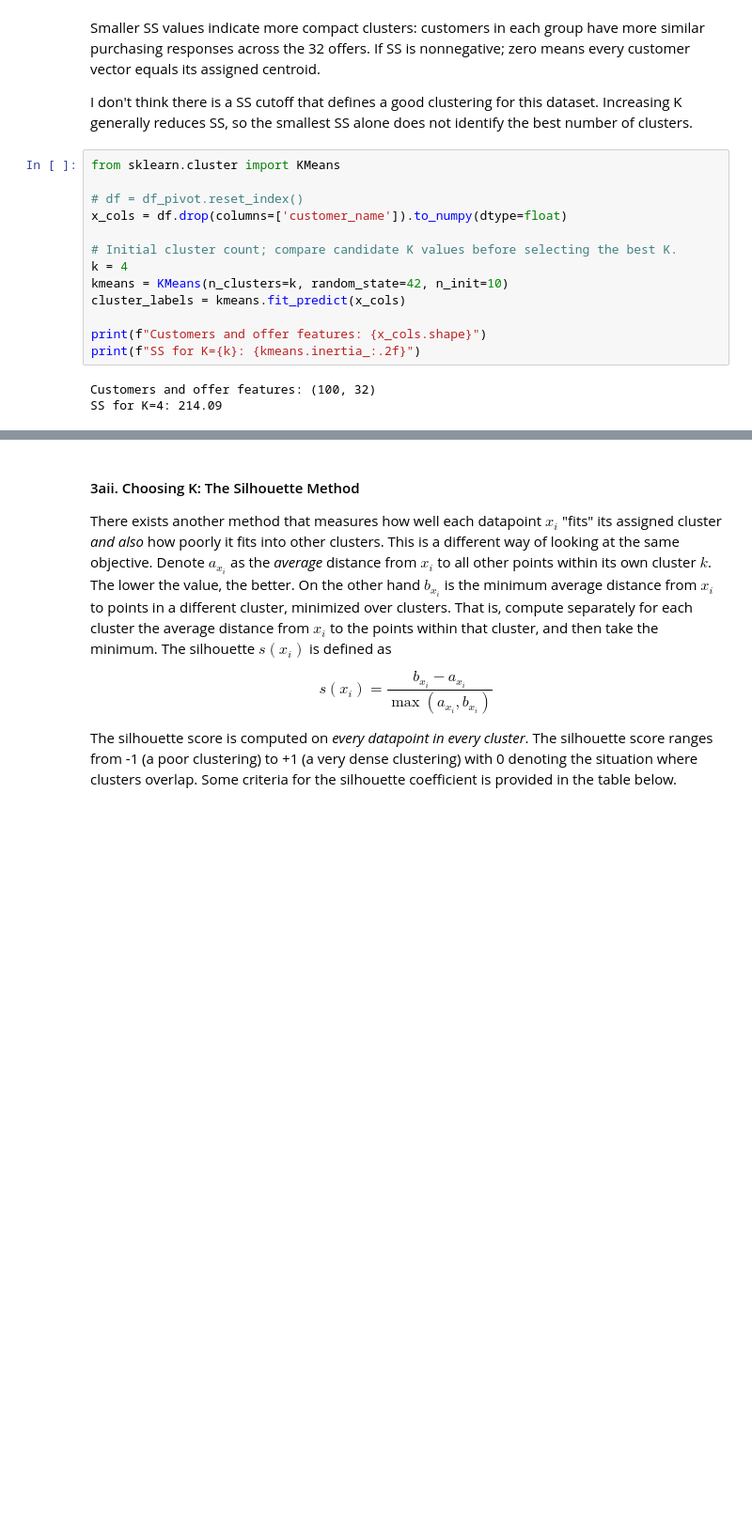
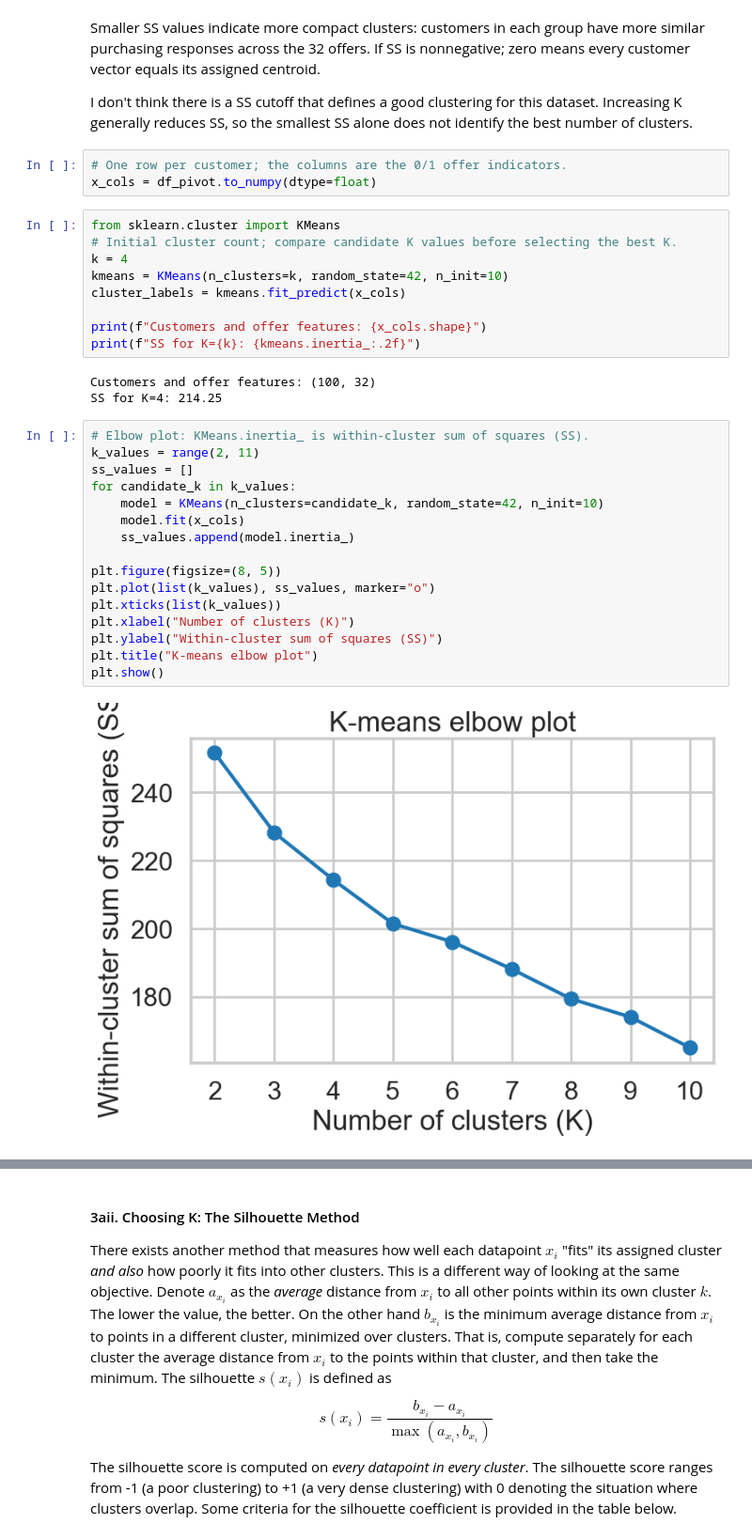
Before and after one commit to BruSalSprouts/Clustering_Case_Study_updated_10_15_2020, a Jupyter notebook: Clustering Case Study - Customer Segmentation with K-Means - Tier 3.ipynb, the cells around one changed output, grey strips where cells are left out. Shown at 94% size. Saved outputs shown, nothing was run; the diff lists cells and outputs as text; blank space fills up the shorter version.

```diff
--- a/Clustering Case Study - Customer Segmentation with K-Means - Tier 3.ipynb
+++ b/Clustering Case Study - Customer Segmentation with K-Means - Tier 3.ipynb
@@ -138,12 +139,11 @@ where $x_i$ is a point, $C_k$ represents cluster $k$ and $\mu_k$ is the centroid
 Smaller SS values indicate more compact clusters: customers in each group have more similar purchasing responses across the 32 offers. If SS is nonnegative; zero means every customer vector equals its assigned centroid.
 
 I don't think there is a SS cutoff that defines a good clustering for this dataset. Increasing K generally reduces SS, so the smallest SS alone does not identify the best number of clusters.
+# %%
+# One row per customer; the columns are the 0/1 offer indicators.
+x_cols = df_pivot.to_numpy(dtype=float)
 # %%
 from sklearn.cluster import KMeans
-
-# df = df_pivot.reset_index()
-x_cols = df.drop(columns=['customer_name']).to_numpy(dtype=float)
-
 # Initial cluster count; compare candidate K values before selecting the best K.
 k = 4
 kmeans = KMeans(n_clusters=k, random_state=42, n_init=10)
@@ -153,4 +153,22 @@ print(f"Customers and offer features: {x_cols.shape}")
 print(f"SS for K={k}: {kmeans.inertia_:.2f}")
 # %% [output]
 Customers and offer features: (100, 32)
-SS for K=4: 214.09
+SS for K=4: 214.25
+# %%
+# Elbow plot: KMeans.inertia_ is within-cluster sum of squares (SS).
+k_values = range(2, 11)
+ss_values = []
+for candidate_k in k_values:
+    model = KMeans(n_clusters=candidate_k, random_state=42, n_init=10)
+    model.fit(x_cols)
+    ss_values.append(model.inertia_)
+
+plt.figure(figsize=(8, 5))
+plt.plot(list(k_values), ss_values, marker="o")
+plt.xticks(list(k_values))
+plt.xlabel("Number of clusters (K)")
+plt.ylabel("Within-cluster sum of squares (SS)")
+plt.title("K-means elbow plot")
+plt.show()
+# %% [output]
+[figure, added]
```
Also changed, not shown: parts of 18 cells of this notebook.
